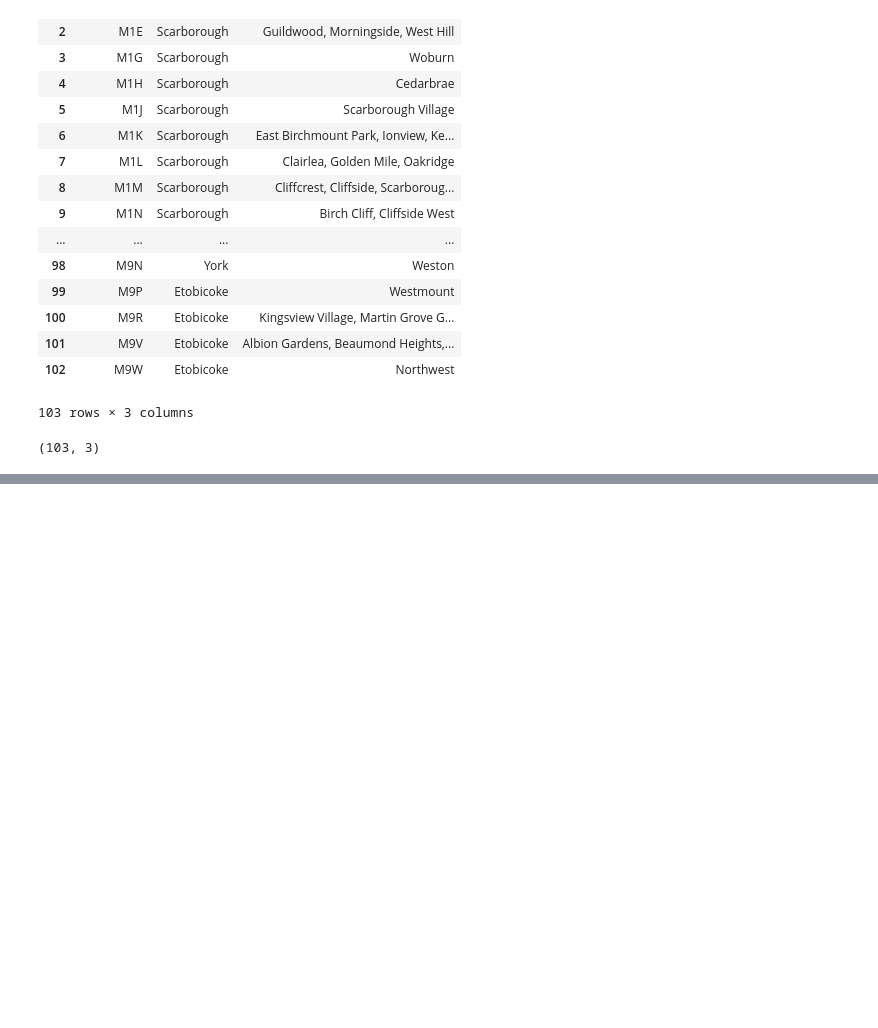
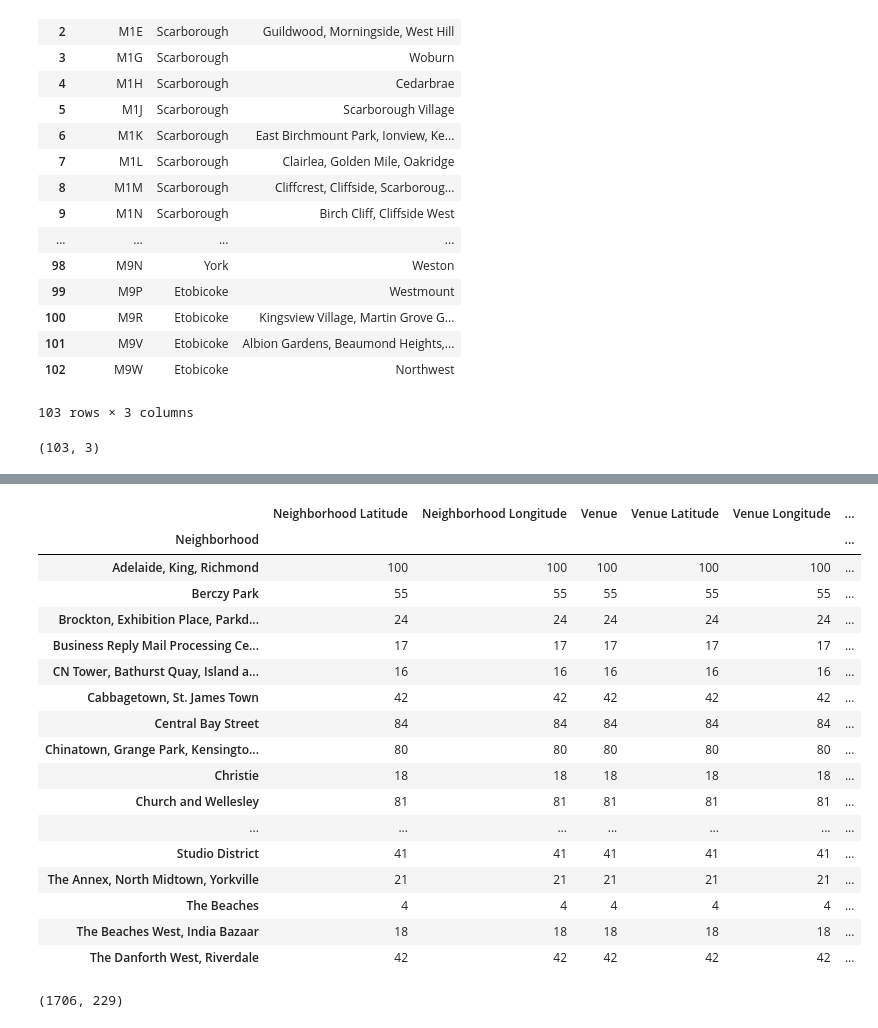
Before and after one commit to sanmish4ds/cuckoo, a Jupyter notebook: Segmenting and Clustering neighborhood .ipynb, the cells around one changed output, grey strips where cells are left out. Drawn from its saved outputs; the diff is of its cells as text; code cells hidden in the pictures; blank space fills up the shorter version.

Commit message:
Published from Watson Studio.

```diff
--- a/Segmenting and Clustering neighborhood .ipynb
+++ b/Segmenting and Clustering neighborhood .ipynb
@@ -45,0 +80,3 @@ df.shape
+# %%
+geo_data=geo_merged[['Postalcode','Borough','Neighborhood','Latitude','Longitude']]
+geo_data.head()
@@ -45,0 +90,3 @@ df.shape
+# %%
+toronto_data=geo_data[geo_data['Borough'].str.contains("Toronto")]
+toronto_data.head()
@@ -45,0 +100,4 @@ df.shape
+# %%
+CLIENT_ID = 'HDIVYWPCECMZRUWJDVTSCGXFP15FDG4JSMUEDBJOGIGAYOAH' # your Foursquare ID
+CLIENT_SECRET = 'FDWFDJ2S2TNN22PFO0RWPWSBP42STPYNBO2VIQAUREYVULYJ' # your Foursquare Secret
+VERSION = '20200902'
@@ -45,0 +145,5 @@ df.shape
+# %%
+toronto_venues = getNearbyVenues(names=toronto_data['Neighborhood'],
+                                   latitudes=toronto_data['Latitude'],
+                                   longitudes=toronto_data['Longitude']
+                                  )
@@ -45,0 +177,29 @@ df.shape
+# %%
+toronto_venues.groupby('Neighborhood').count()
+# %% [output]
+|  | Neighborhood Latitude | Neighborhood Longitude | Venue | Venue Latitude | Venue Longitude | ... |
+| Neighborhood |  |  |  |  |  | ... |
+| Adelaide, King, Richmond | 100 | 100 | 100 | 100 | 100 | ... |
+| Berczy Park | 55 | 55 | 55 | 55 | 55 | ... |
+| Brockton, Exhibition Place, Parkd... | 24 | 24 | 24 | 24 | 24 | ... |
+| Business Reply Mail Processing Ce... | 17 | 17 | 17 | 17 | 17 | ... |
+| CN Tower, Bathurst Quay, Island a... | 16 | 16 | 16 | 16 | 16 | ... |
+| Cabbagetown, St. James Town | 42 | 42 | 42 | 42 | 42 | ... |
+| Central Bay Street | 84 | 84 | 84 | 84 | 84 | ... |
+| Chinatown, Grange Park, Kensingto... | 80 | 80 | 80 | 80 | 80 | ... |
+| Christie | 18 | 18 | 18 | 18 | 18 | ... |
+| Church and Wellesley | 81 | 81 | 81 | 81 | 81 | ... |
+| ... | ... | ... | ... | ... | ... | ... |
+| Studio District | 41 | 41 | 41 | 41 | 41 | ... |
+| The Annex, North Midtown, Yorkville | 21 | 21 | 21 | 21 | 21 | ... |
+| The Beaches | 4 | 4 | 4 | 4 | 4 | ... |
+| The Beaches West, India Bazaar | 18 | 18 | 18 | 18 | 18 | ... |
+| The Danforth West, Riverdale | 42 | 42 | 42 | 42 | 42 | ... |
+# %%
+# one hot encoding
+toronto_onehot = pd.get_dummies(toronto_venues[['Venue Category']], prefix="", prefix_sep="")
+toronto_onehot.drop(['Neighborhood'],axis=1,inplace=True)
+toronto_onehot.insert(loc=0, column='Neighborhood', value=toronto_venues['Neighborhood'] )
+toronto_onehot.shape
+# %% [output]
+(1706, 229)
```
Also changed, not shown: parts of 19 cells of this notebook.
